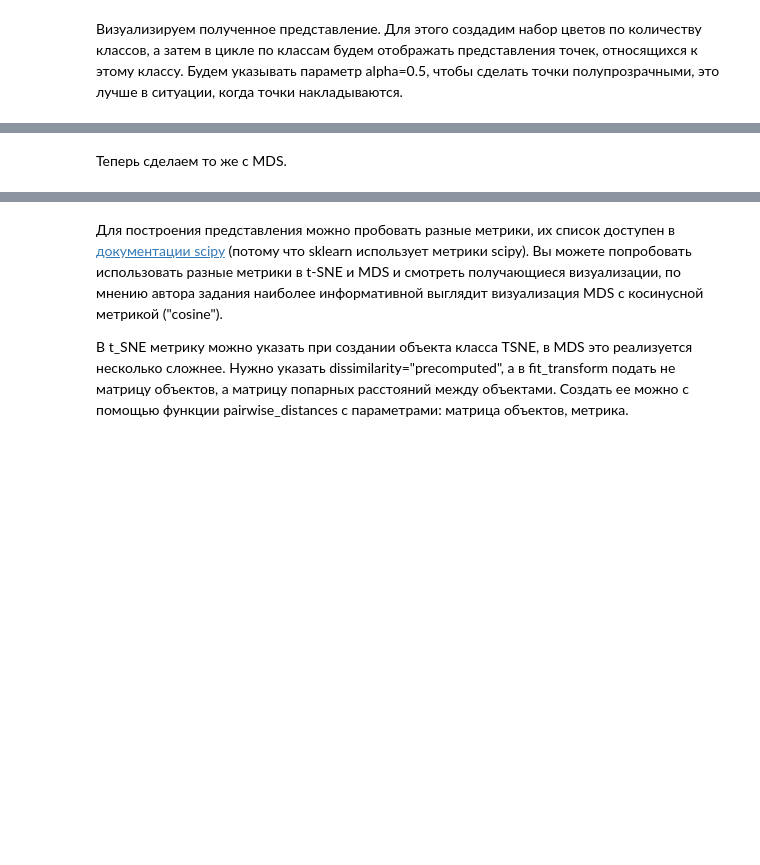
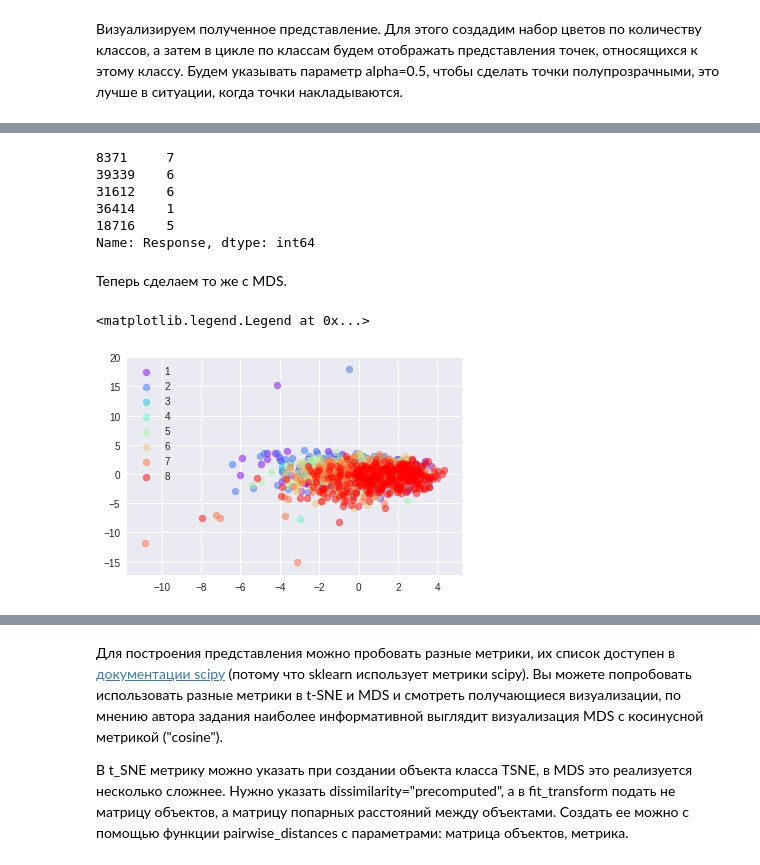
Before and after one commit to igor-storozhev/coursera-cmp3, a Jupyter notebook: w3/VisualizationPeerReview.ipynb, the cells around one changed output, grey strips where cells are left out. Drawn from its saved outputs; the diff is of its cells as text; code cells hidden in the pictures; blank space fills up the shorter version.

```diff
--- a/w3/VisualizationPeerReview.ipynb
+++ b/w3/VisualizationPeerReview.ipynb
@@ -238,6 +277,8 @@ import matplotlib.cm as cm # импортируем цветовые схемы,
 # %%
 # Код 4. Присвойте переменной tsne_representation результат понижения размерности методом tSNE
 # с параметрами по умолчанию
+#tsne_representation = TSNE(n_components=2, random_state=321, metric='cosine').fit_transform(data_subset)
+tsne_representation = TSNE(n_components=2, random_state=321).fit_transform(data_subset)
 # %% [markdown]
 Визуализируем полученное представление. Для этого создадим набор цветов по количеству классов, а затем в цикле по классам будем отображать представления точек, относящихся к этому классу. Будем указывать параметр alpha=0.5, чтобы сделать точки полупрозрачными, это лучше в ситуации, когда точки накладываются.
 # %%
@@ -249,3 +293,12 @@ plt.legend()
+# %%
+response_subset.head()
+# %% [output]
+8371     7
+39339    6
+31612    6
+36414    1
+18716    5
+Name: Response, dtype: int64
 # %% [markdown]
 Теперь сделаем то же с MDS.
 # %%
@@ -255,13 +308,18 @@ from sklearn.metrics.pairwise import pairwise_distances
 # Код 5. Присвойте переменной MDS_transformed результат понижения размерности методом MDS
 # с параметрами по умолчанию
 # Не забудьте зафиксировать random_state=321
+#MDS_transformed = MDS(dissimilarity="precomputed", random_state=321).fit_transform(pairwise_distances(data_subset, metric='cosine'))
+MDS_transformed = MDS(dissimilarity="precomputed", random_state=321).fit_transform(pairwise_distances(data_subset))
 # %%
 colors = cm.rainbow(np.linspace(0, 1, len(set(response_subset))))
 for y, c in zip(set(response_subset), colors):
     plt.scatter(MDS_transformed[response_subset.values==y, 0],
                 MDS_transformed[response_subset.values==y, 1],
                 c=c, alpha=0.5, label=str(y))
-plt.legend()
-#plt.xlim(-5, 5)   # масса точек концентрируется в этом масштабе
-#plt.ylim(-5, 5)   # рекомендуем сначала отобразить визуализацию целиком,
+plt.legend(loc='upper left')
+#plt.xlim(-1, 1)   # масса точек концентрируется в этом масштабе
+#plt.ylim(-1, 1)   # рекомендуем сначала отобразить визуализацию целиком,
 # а затем раскомментировать эти строки.
+# %% [output]
+<matplotlib.legend.Legend at 0x...>
+[figure, added]
```
Also changed, not shown: parts of 22 cells of this notebook.
